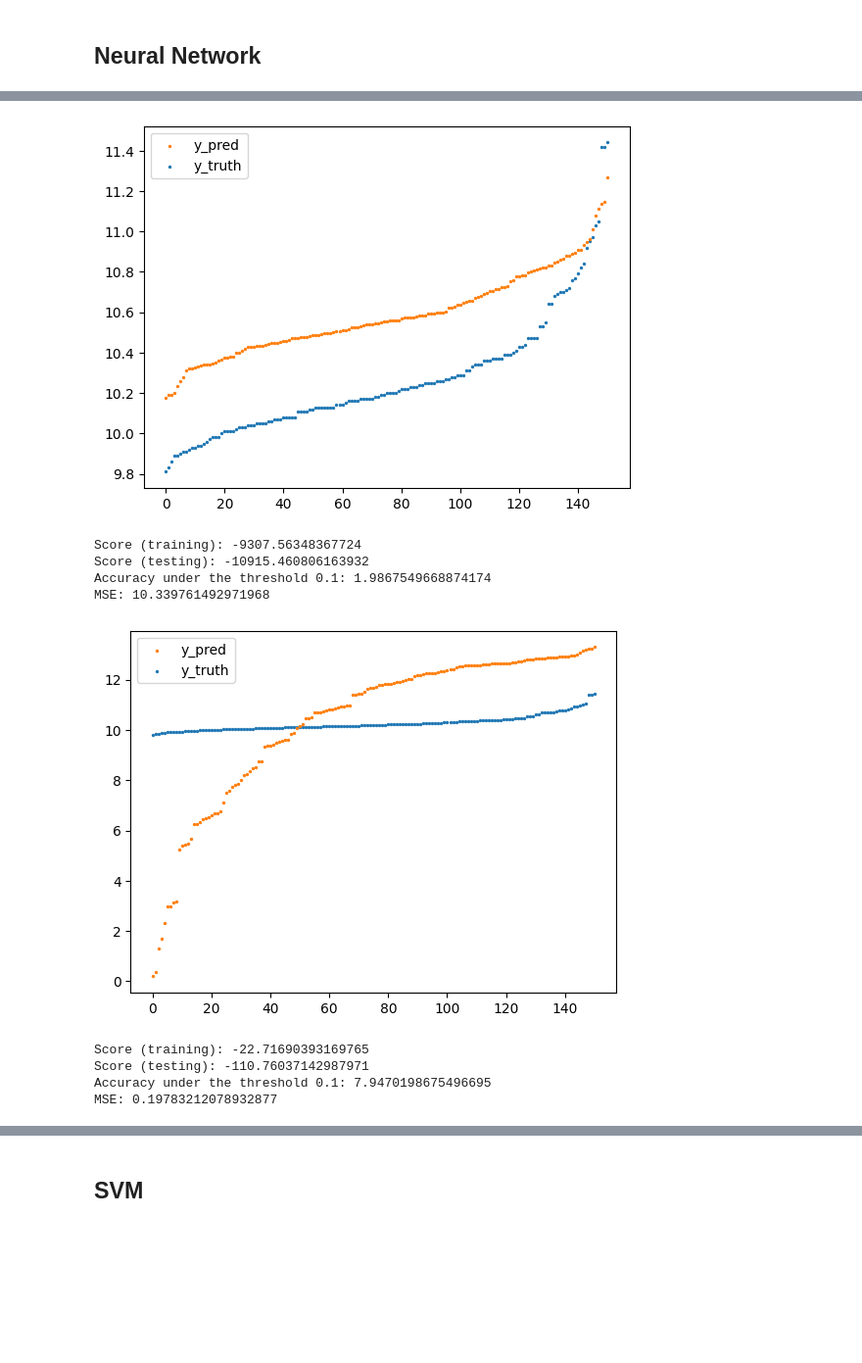
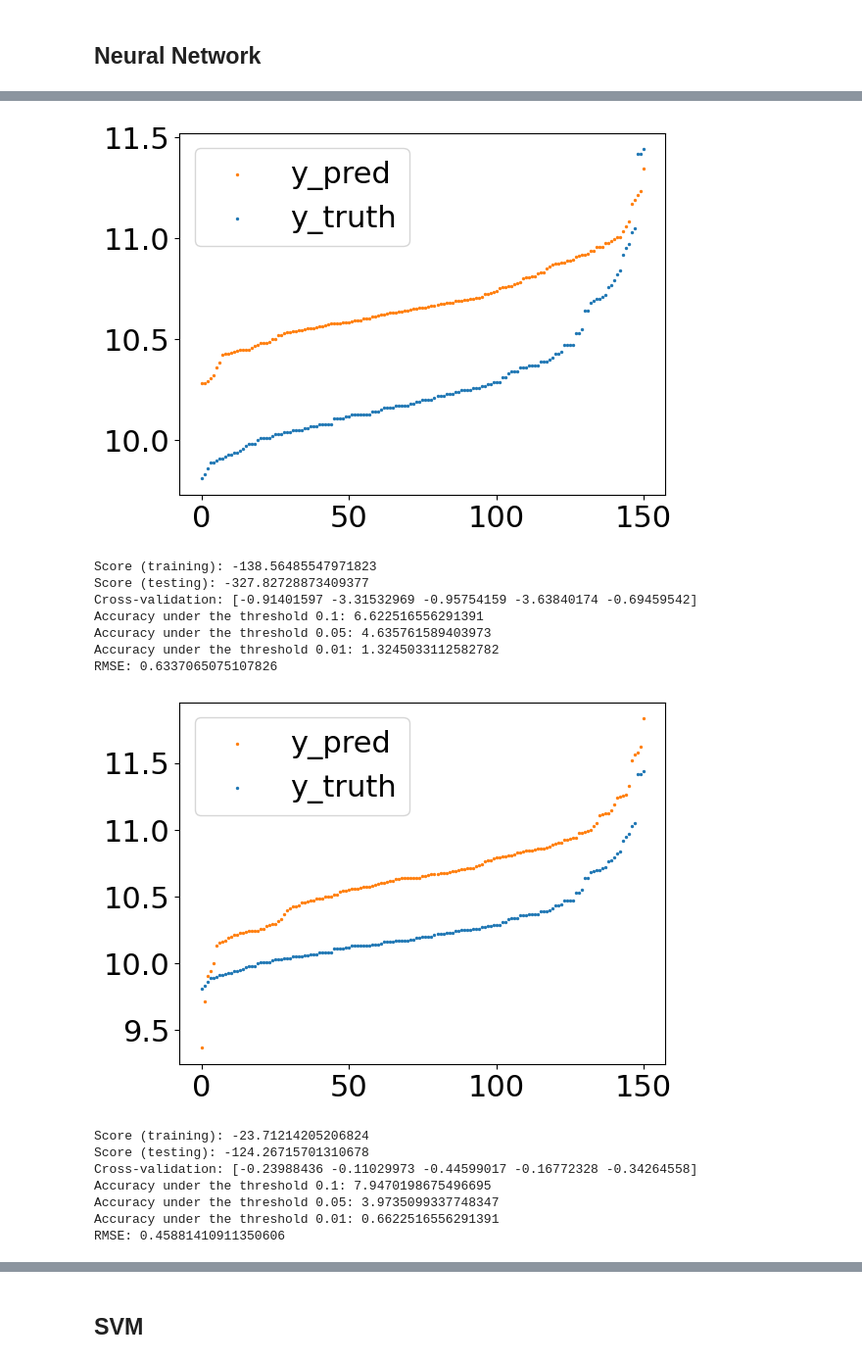
Before and after one commit to ailuropodaWu/NYCU-AI-Capstone, a Jupyter notebook: Project1/algorithm.ipynb, the cells around one changed output, grey strips where cells are left out. Shown: that part at 98% size. Drawn from its saved outputs; the diff is of its cells as text; code cells hidden in the pictures; blank space fills up the shorter version.

Commit message:
Update algorithms

```diff
--- a/Project1/algorithm.ipynb
+++ b/Project1/algorithm.ipynb
@@ -10,5 +10,6 @@ from sklearn.model_selection import train_test_split
 # %%
 random_seed = 10
+plt.rcParams.update({'font.size': 22})
 
 def data_extraction(data_path, train_rate=None):
     data = pd.read_csv(data_path)
@@ -22,11 +23,12 @@ def data_extraction(data_path, train_rate=None):
     return X, y
 
 def result(truth, prediction):
-    threshold = 0.1
+    thresholds = [0.1, 0.05, 0.01]
     error = prediction - truth
     MSE = np.sum(np.power(error, 2)) / error.shape[0]
-    print(f'Accuracy under the threshold {threshold}: {len(truth[abs(truth - prediction) <= threshold]) / len(truth) * 100}')
-    print(f'MSE: {MSE}')
+    for threshold in thresholds:
+        print(f'Accuracy under the threshold {threshold}: {len(truth[abs(truth - prediction) <= threshold]) / len(truth) * 100}')
+    print(f'RMSE: {np.sqrt(MSE)}')
     compare = [truth, prediction]
     compare = np.array(compare)
     compare = compare.transpose()
@@ -46,7 +48,7 @@ def algorithm(X_train, y_train, alg, train_data_type):
             'linear': LinearRegression(),
             'mlp': MLPRegressor(hidden_layer_sizes=(10, 10, 10, 10),
                                 learning_rate_init=5e-6,
-                                batch_size=50,
+                                batch_size=len(X_train) // 10,
                                 random_state=random_seed,
                                 max_iter=5000),
             'svr': SVR(kernel='poly', degree=20, C=8.5),
@@ -56,6 +58,7 @@ def algorithm(X_train, y_train, alg, train_data_type):
         prediction = supervised_model.predict(X_test)
         print(f'Score (training): {supervised_model.score(X_train, y_train) * 100}')
         print(f'Score (testing): {supervised_model.score(X_test, y_test) * 100}')
+        print(f'Cross-validation: {cross_val_score(supervised_model, X_train, y_train, cv=5)}')
     else:
         unsupervised_model = KDTree(X_train)
         neighbor = list(int(ele[0]) for ele in unsupervised_model.query(X_test, return_distance=False))
@@ -72,7 +75,7 @@ def visualize_experiment(train_data_type=None, algorithm_type=None):
         for i in range(1, len(result_labels)):
             result_labels[i] += train_data_type
     else:
-        result_labels = ['ground_truth', '_origin', '_filter', '_hundred', '_thousond']
+        result_labels = ['ground_truth', '_complete', '_filtered', '_hundred', '_thousand']
         for i in range(1, len(result_labels)):
             result_labels[i] = algorithm_type + result_labels[i]
 
@@ -81,7 +84,7 @@ def visualize_experiment(train_data_type=None, algorithm_type=None):
     handle.sort(axis=1)
     x = list(range(handle.shape[1]))
 
-    plt.figure(figsize=(15, 15))
+    plt.figure(figsize=(12, 12))
     for i in range(handle.shape[0]):
         if result_labels[i] == 'ground_truth':
             plt.plot(x, handle[i], label=result_labels[i], linestyle='-', linewidth=5)
@@ -94,10 +97,15 @@ def visualize_experiment(train_data_type=None, algorithm_type=None):
 
 train_data_path = './dataset/train.csv'
 test_data_path = './dataset/test.csv'
-filter_data_path = './dataset/filter_train_data.csv'
+filtered_data_path = './dataset/filter_train_data.csv'
 X_train, y_train = data_extraction(train_data_path)
 X_train_hundred, y_train_hundred = data_extraction(train_data_path, train_rate=100 / len(X_train))
-X_train_thousond, y_train_thousond = data_extraction(train_data_path, train_rate=1000 / len(X_train))
+X_train_thousand, y_train_thousand = data_extraction(train_data_path, train_rate=1000 / len(X_train))
 
 X_test, y_test = data_extraction(test_data_path)
-X_filter, y_filter = data_extraction(filter_data_path)
+X_filtered, y_filtered = data_extraction(filtered_data_path)
+
+print(X_train_hundred.shape)
+print(X_train_thousand.shape)
+print(X_filtered.shape)
+print(X_train.shape)
@@ -135,8 +160,8 @@ MSE: 0.0398697079421538
 # %% [markdown]
 ## Neural Network
 # %%
-algorithm(X_train, y_train, 'mlp', 'origin')
-algorithm(X_filter, y_filter, 'mlp', 'filter')
+algorithm(X_train, y_train, 'mlp', 'complete')
+algorithm(X_filtered, y_filtered, 'mlp', 'filtered')
 algorithm(X_train_hundred, y_train_hundred, 'mlp', 'hundred')
-algorithm(X_train_thousond, y_train_thousond, 'mlp', 'thousond')
+algorithm(X_train_thousand, y_train_thousand, 'mlp', 'thousand')
 # %% [output]
@@ -152,10 +183,16 @@ MSE: 0.195366951260619
-[figure, old version]
+[figure, new version]
-Score (training): -9307.56348367724
-Score (testing): -10915.460806163932
-Accuracy under the threshold 0.1: 1.9867549668874174
-MSE: 10.339761492971968
+Score (training): -138.56485547971823
+Score (testing): -327.82728873409377
+Cross-validation: [-0.91401597 -3.31532969 -0.95754159 -3.63840174 -0.69459542]
+Accuracy under the threshold 0.1: 6.622516556291391
+Accuracy under the threshold 0.05: 4.635761589403973
+Accuracy under the threshold 0.01: 1.3245033112582782
+RMSE: 0.6337065075107826
-[figure, old version]
+[figure, new version]
-Score (training): -22.71690393169765
-Score (testing): -110.76037142987971
+Score (training): -23.71214205206824
+Score (testing): -124.26715701310678
+Cross-validation: [-0.23988436 -0.11029973 -0.44599017 -0.16772328 -0.34264558]
 Accuracy under the threshold 0.1: 7.9470198675496695
-MSE: 0.19783212078932877
+Accuracy under the threshold 0.05: 3.9735099337748347
+Accuracy under the threshold 0.01: 0.6622516556291391
+RMSE: 0.45881410911350606
```
Also changed, not shown: parts of 12 cells of this notebook, 1 other file.
